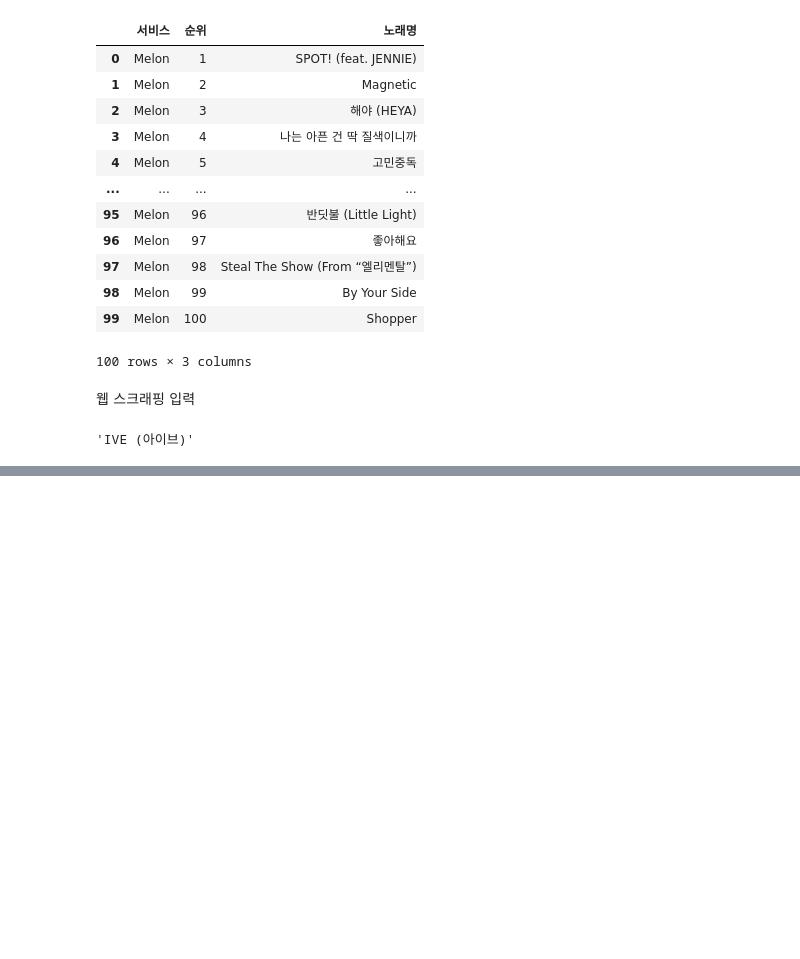
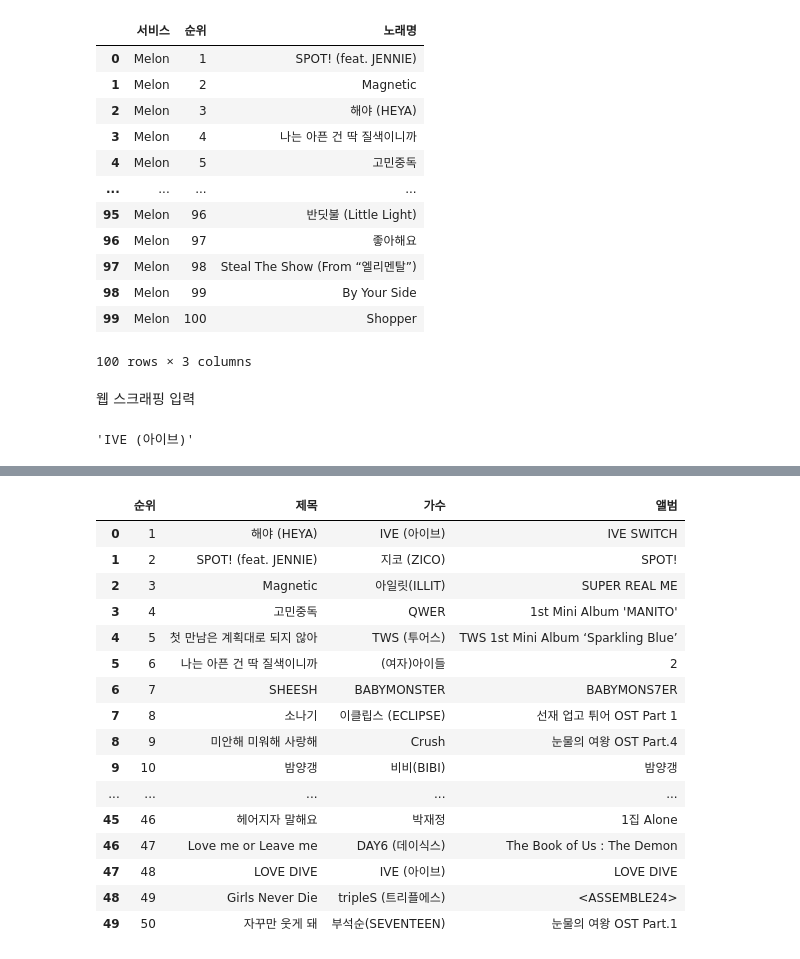
Before and after one commit to wag192625/new, a Jupyter notebook: 37일차(웹스크래핑).ipynb, the cells around one changed output, grey strips where cells are left out. Drawn from its saved outputs; the diff is of its cells as text; code cells hidden in the pictures; blank space fills up the shorter version.

```diff
--- a/37일차(웹스크래핑).ipynb
+++ b/37일차(웹스크래핑).ipynb
@@ -317,0 +306,21 @@ song_data
+# %%
+df = pd.read_excel('bugs_chart50.xlsx')
+df
+# %% [output]
+|  | 순위 | 제목 | 가수 | 앨범 |
+| 0 | 1 | 해야 (HEYA) | IVE (아이브) | IVE SWITCH |
+| 1 | 2 | SPOT! (feat. JENNIE) | 지코 (ZICO) | SPOT! |
+| 2 | 3 | Magnetic | 아일릿(ILLIT) | SUPER REAL ME |
+| 3 | 4 | 고민중독 | QWER | 1st Mini Album 'MANITO' |
+| 4 | 5 | 첫 만남은 계획대로 되지 않아 | TWS (투어스) | TWS 1st Mini Album ‘Sparkling Blue’ |
+| 5 | 6 | 나는 아픈 건 딱 질색이니까 | (여자)아이들 | 2 |
+| 6 | 7 | SHEESH | BABYMONSTER | BABYMONS7ER |
+| 7 | 8 | 소나기 | 이클립스 (ECLIPSE) | 선재 업고 튀어 OST Part 1 |
+| 8 | 9 | 미안해 미워해 사랑해 | Crush | 눈물의 여왕 OST Part.4 |
+| 9 | 10 | 밤양갱 | 비비(BIBI) | 밤양갱 |
+| ... | ... | ... | ... | ... |
+| 45 | 46 | 헤어지자 말해요 | 박재정 | 1집 Alone |
+| 46 | 47 | Love me or Leave me | DAY6 (데이식스) | The Book of Us : The Demon |
+| 47 | 48 | LOVE DIVE | IVE (아이브) | LOVE DIVE |
+| 48 | 49 | Girls Never Die | tripleS (트리플에스) | <ASSEMBLE24> |
+| 49 | 50 | 자꾸만 웃게 돼 | 부석순(SEVENTEEN) | 눈물의 여왕 OST Part.1 |
```
Also changed, not shown: parts of 3 cells of this notebook, 3 other files.
